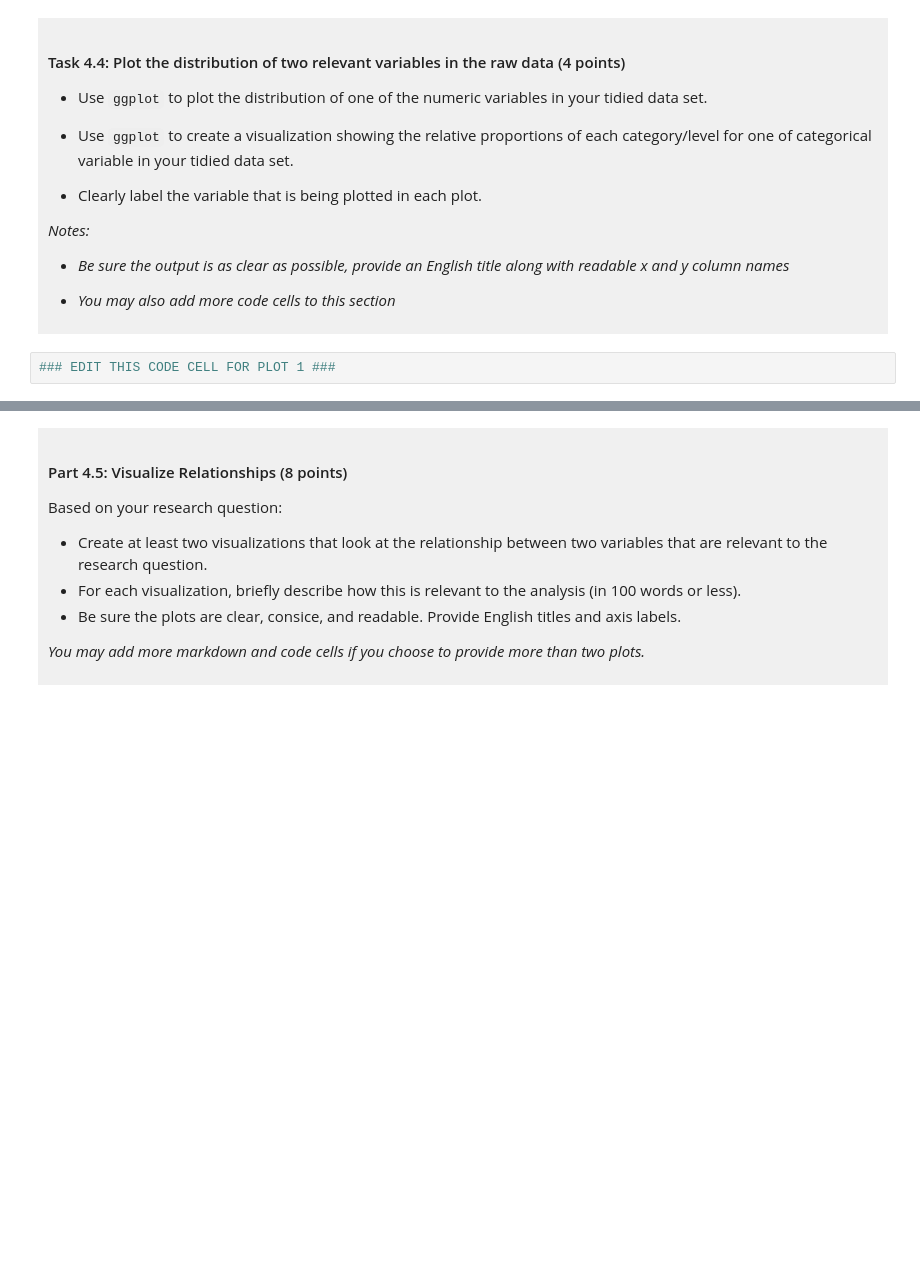
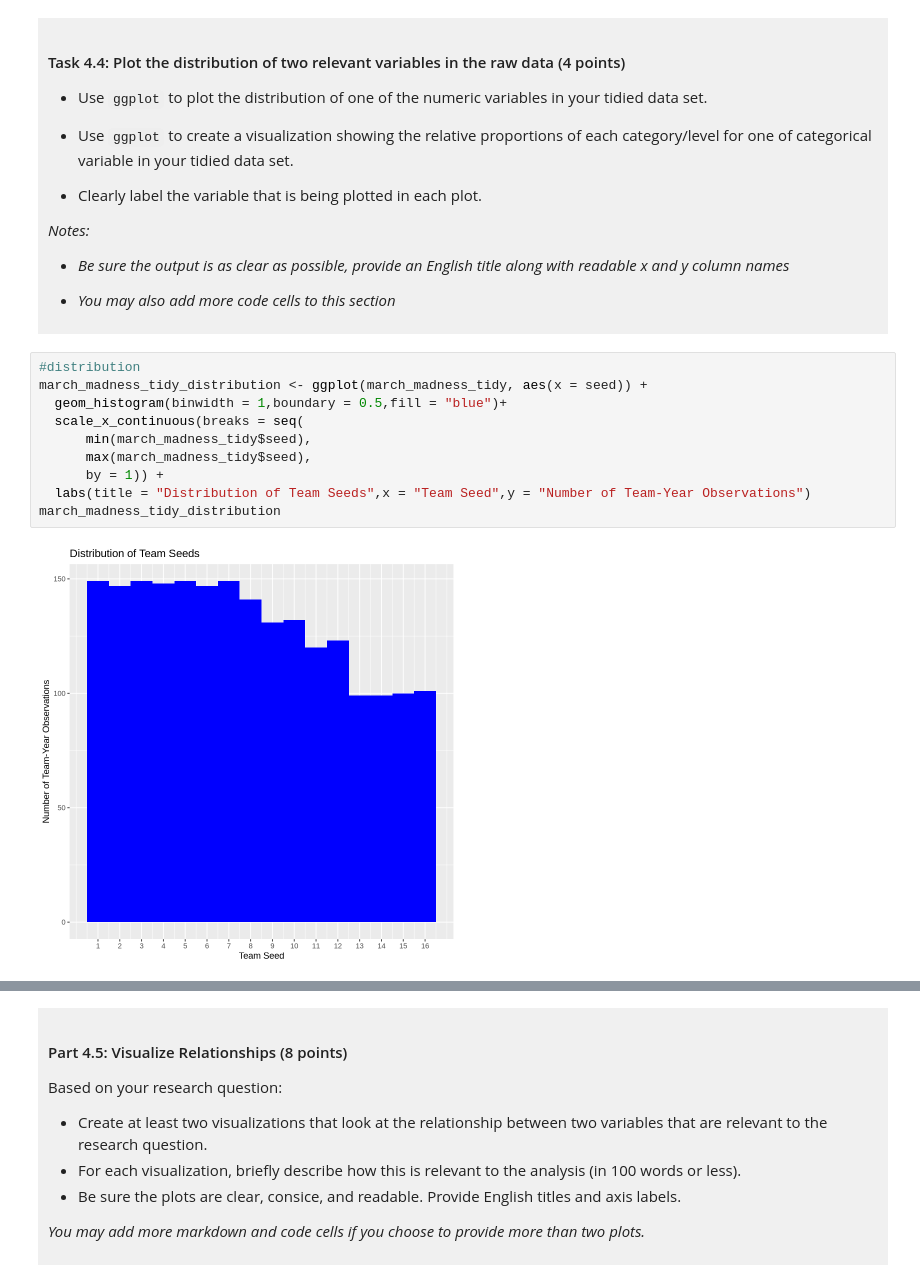
Before and after one commit to leannacai228/dsic-100-project-chunbing-cai, a Jupyter notebook: dsci-100-project-notebook.ipynb, the cells around one changed output, grey strips where cells are left out. Saved outputs shown, nothing was run; the diff lists cells and outputs as text; blank space fills up the shorter version.

```diff
--- a/dsci-100-project-notebook.ipynb
+++ b/dsci-100-project-notebook.ipynb
@@ -297,5 +341,15 @@ You will refine your research question (if needed) and produce a tidy data set.
 
 </div>
 # %%
-### EDIT THIS CODE CELL FOR PLOT 1 ###
+#distribution
+march_madness_tidy_distribution <- ggplot(march_madness_tidy, aes(x = seed)) +
+  geom_histogram(binwidth = 1,boundary = 0.5,fill = "blue")+
+  scale_x_continuous(breaks = seq(
+      min(march_madness_tidy$seed),
+      max(march_madness_tidy$seed),
+      by = 1)) +
+  labs(title = "Distribution of Team Seeds",x = "Team Seed",y = "Number of Team-Year Observations")
+march_madness_tidy_distribution
+# %% [output]
+[figure, added]
 # %%
```
Also changed, not shown: parts of 9 cells of this notebook.
